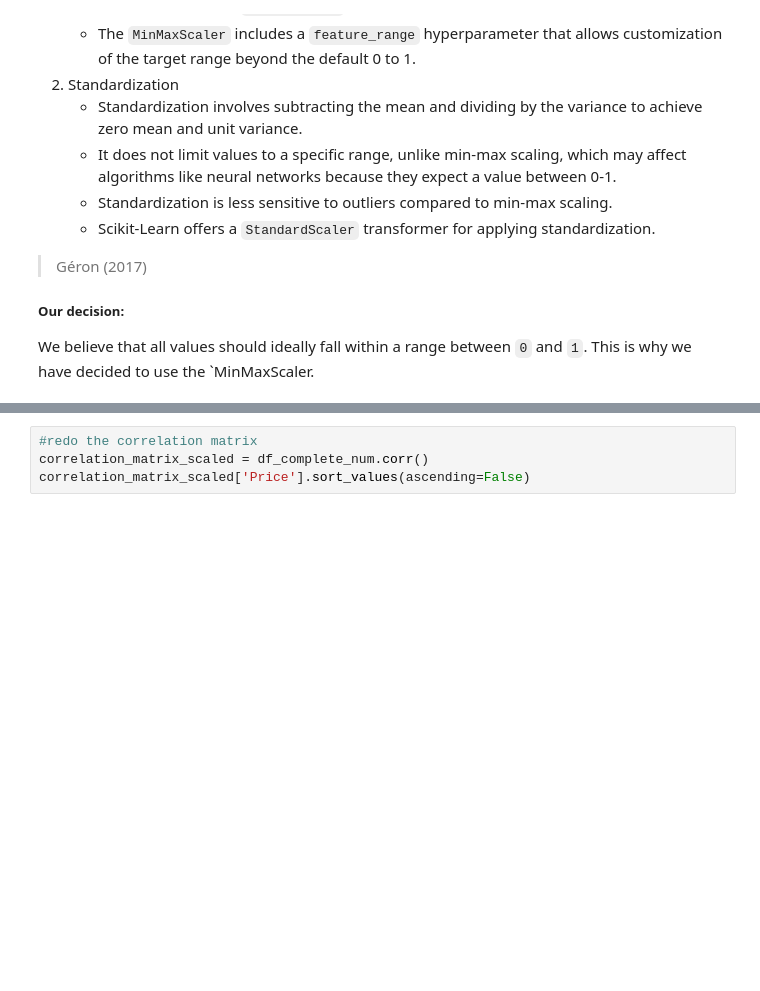
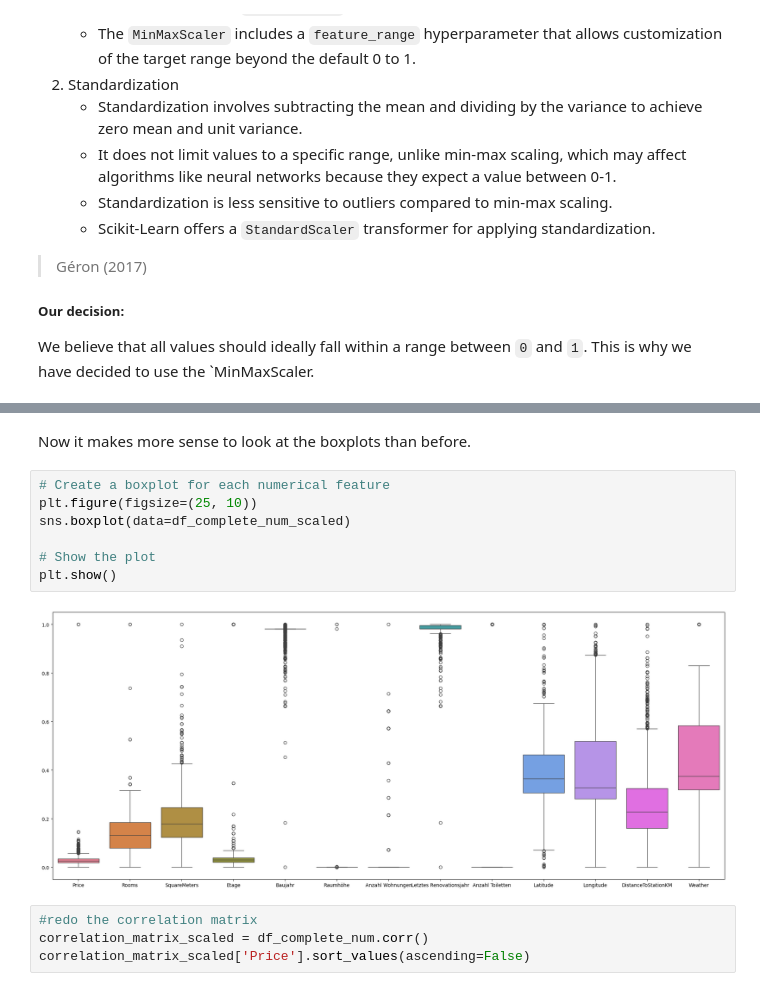
Before and after one commit to meichflo/ADS_Project_group3, a Jupyter notebook: immo-project.ipynb, the cells around one changed output, grey strips where cells are left out. Saved outputs shown, nothing was run; the diff lists cells and outputs as text; blank space fills up the shorter version.

```diff
--- a/immo-project.ipynb
+++ b/immo-project.ipynb
@@ -989,6 +988,17 @@ df_complete_num_scaled.describe()
 | 50% | 0.025898 | 0.131579 | 0.179487 | 0.029703 | 0.982036 | 0.000972 | 0.000000 | 0.982036 | ... |
 | 75% | 0.034726 | 0.184211 | 0.246154 | 0.039604 | 0.982036 | 0.000972 | 0.000000 | 0.995509 | ... |
 | max | 1.000000 | 1.000000 | 1.000000 | 1.000000 | 1.000000 | 1.000000 | 1.000000 | 1.000000 | ... |
+# %% [markdown]
+Now it makes more sense to look at the boxplots than before.
+# %%
+# Create a boxplot for each numerical feature
+plt.figure(figsize=(25, 10))
+sns.boxplot(data=df_complete_num_scaled)
+
+# Show the plot
+plt.show()
+# %% [output]
+[figure, added]
 # %%
 #redo the correlation matrix
 correlation_matrix_scaled = df_complete_num.corr()
```
Also changed, not shown: parts of 9 cells of this notebook.
